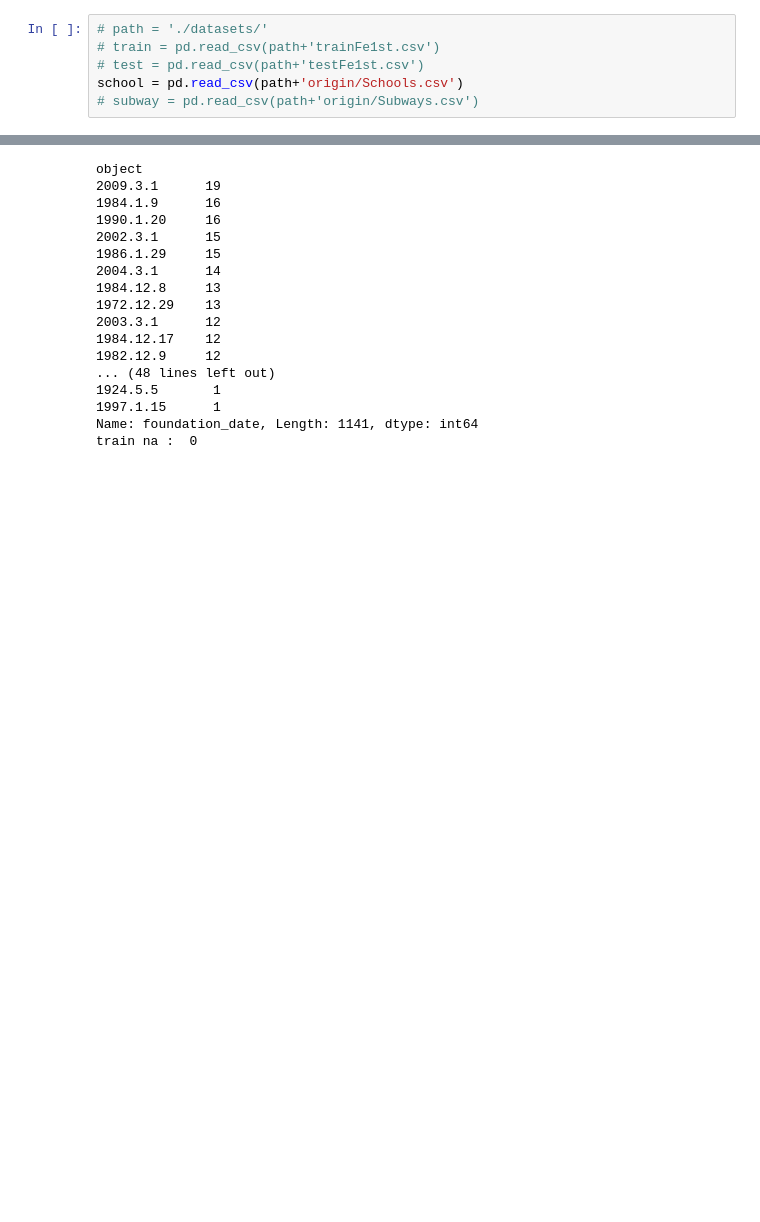
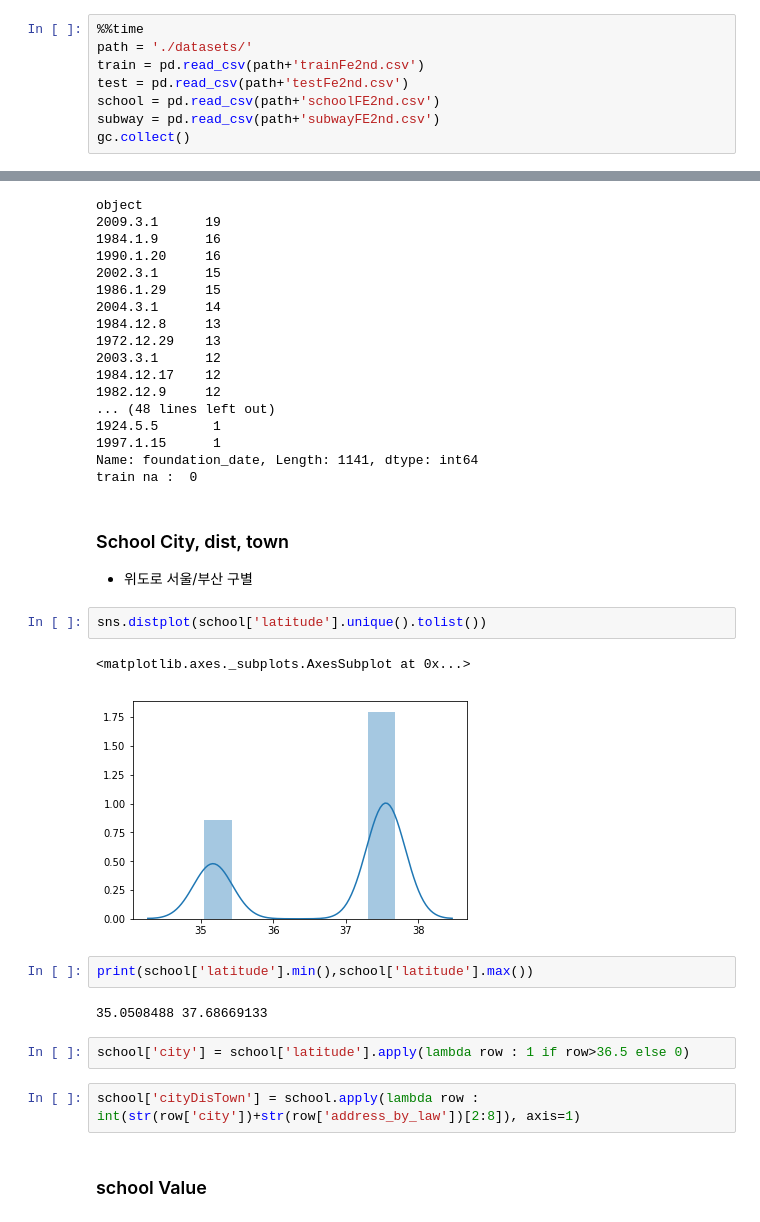
Before and after one commit to LeoHNLee/dacon-4th-predicting-apartments-transaction-price, a Jupyter notebook: hn-eda-prep-fe-2nd.ipynb, the cells around one changed output, grey strips where cells are left out. Cells and saved outputs as stored; diff of their text form; blank space fills up the shorter version.

```diff
--- a/hn-eda-prep-fe-2nd.ipynb
+++ b/hn-eda-prep-fe-2nd.ipynb
@@ -60,6 +64,8 @@ gc.collect()
 # %%
-# path = './datasets/'
-# train = pd.read_csv(path+'trainFe1st.csv')
-# test = pd.read_csv(path+'testFe1st.csv')
-school = pd.read_csv(path+'origin/Schools.csv')
-# subway = pd.read_csv(path+'origin/Subways.csv')
+%%time
+path = './datasets/'
+train = pd.read_csv(path+'trainFe2nd.csv')
+test = pd.read_csv(path+'testFe2nd.csv')
+school = pd.read_csv(path+'schoolFE2nd.csv')
+subway = pd.read_csv(path+'subwayFE2nd.csv')
+gc.collect()
@@ -502,3 +639,21 @@ object
 1997.1.15      1
 Name: foundation_date, Length: 1141, dtype: int64
 train na :  0
+# %% [markdown]
+### School City, dist, town
+- 위도로 서울/부산 구별
+# %%
+sns.distplot(school['latitude'].unique().tolist())
+# %% [output]
+<matplotlib.axes._subplots.AxesSubplot at 0x...>
+[figure, added]
+# %%
+print(school['latitude'].min(),school['latitude'].max())
+# %% [output]
+35.0508488 37.68669133
+# %%
+school['city'] = school['latitude'].apply(lambda row : 1 if row>36.5 else 0)
+# %%
+school['cityDisTown'] = school.apply(lambda row : int(str(row['city'])+str(row['address_by_law'])[2:8]), axis=1)
+# %% [markdown]
+### school Value
```
Also changed, not shown: parts of 44 cells of this notebook.
